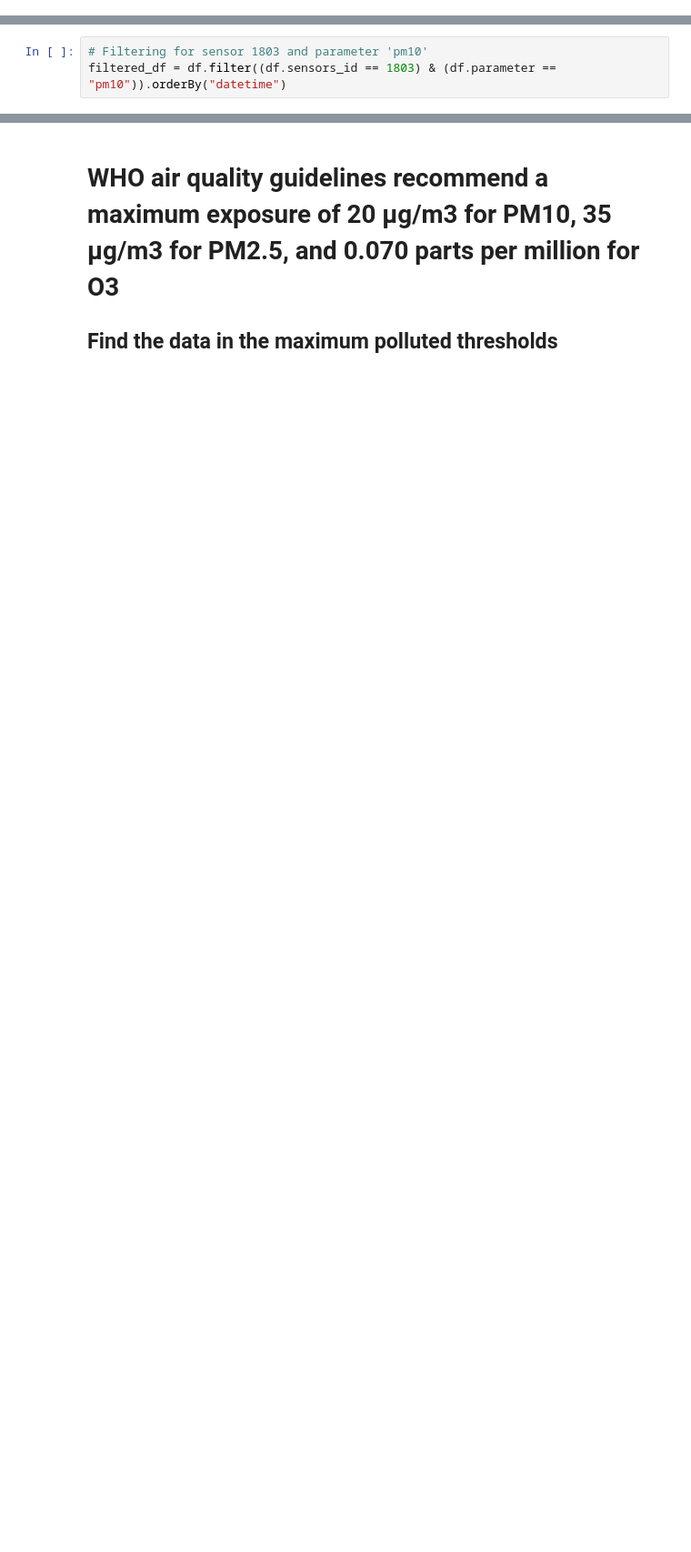
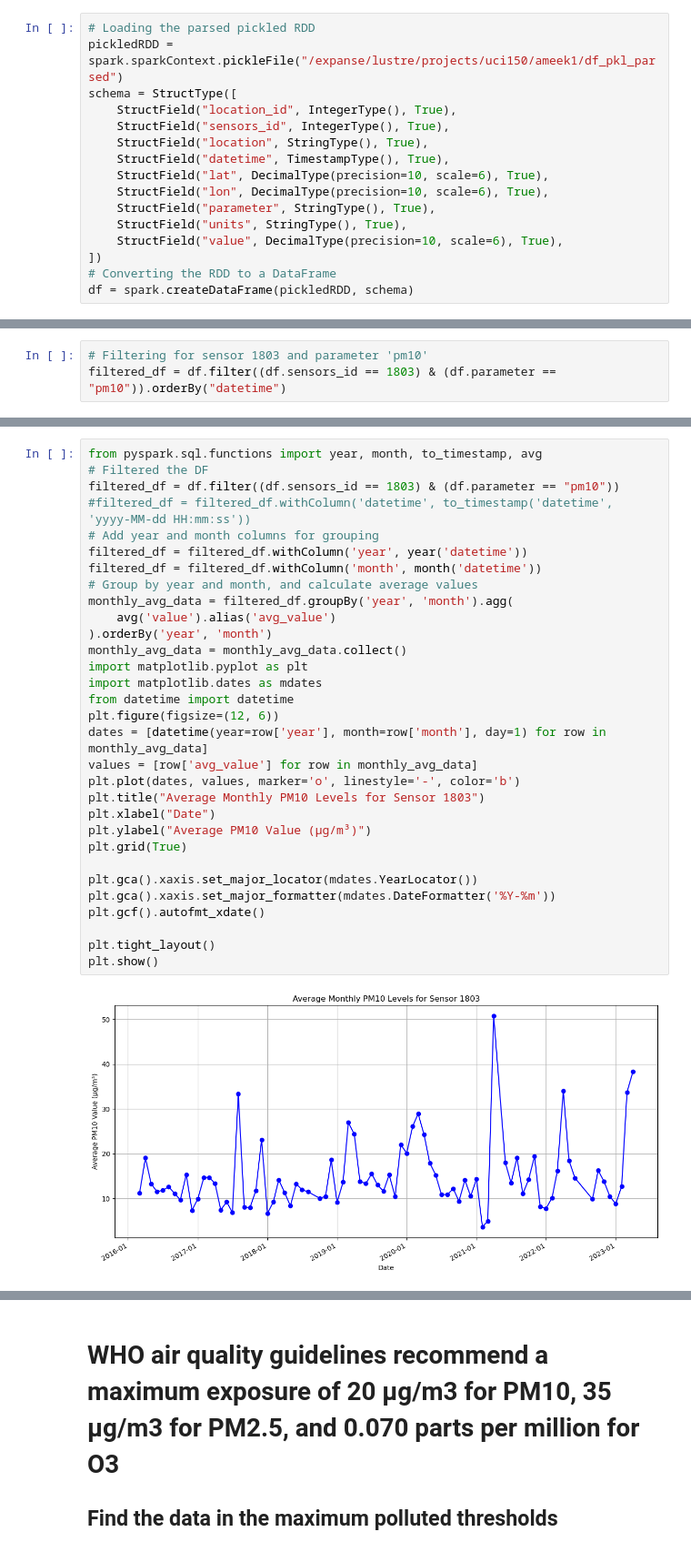
Before and after one commit to ameek12/232_Project, a Jupyter notebook: AirPollutionProject.ipynb, the cells around one changed output, grey strips where cells are left out. Shown: that part at 91% size. Drawn from its saved outputs; the diff is of its cells as text; blank space fills up the shorter version.

Commit message:
Adding my exploratory analysis ie created pickle files from data, parsed the data (nulls and outliers), and looked at the data using PySpark DataFrames and PySpark SQL

```diff
--- a/AirPollutionProject.ipynb
+++ b/AirPollutionProject.ipynb
@@ -80,0 +283,16 @@ df.filter(func.col("value") <= 0).count()
+# %%
+# Loading the parsed pickled RDD
+pickledRDD = spark.sparkContext.pickleFile("/expanse/lustre/projects/uci150/ameek1/df_pkl_parsed")
+schema = StructType([
+    StructField("location_id", IntegerType(), True),
+    StructField("sensors_id", IntegerType(), True),
+    StructField("location", StringType(), True),
+    StructField("datetime", TimestampType(), True),
+    StructField("lat", DecimalType(precision=10, scale=6), True),
+    StructField("lon", DecimalType(precision=10, scale=6), True),
+    StructField("parameter", StringType(), True),
+    StructField("units", StringType(), True),
+    StructField("value", DecimalType(precision=10, scale=6), True),
+])
+# Converting the RDD to a DataFrame
+df = spark.createDataFrame(pickledRDD, schema)
@@ -103,0 +328,33 @@ plt.show()
+# %%
+from pyspark.sql.functions import year, month, to_timestamp, avg
+# Filtered the DF
+filtered_df = df.filter((df.sensors_id == 1803) & (df.parameter == "pm10"))
+#filtered_df = filtered_df.withColumn('datetime', to_timestamp('datetime', 'yyyy-MM-dd HH:mm:ss'))
+# Add year and month columns for grouping
+filtered_df = filtered_df.withColumn('year', year('datetime'))
+filtered_df = filtered_df.withColumn('month', month('datetime'))
+# Group by year and month, and calculate average values
+monthly_avg_data = filtered_df.groupBy('year', 'month').agg(
+    avg('value').alias('avg_value')
+).orderBy('year', 'month')
+monthly_avg_data = monthly_avg_data.collect()
+import matplotlib.pyplot as plt
+import matplotlib.dates as mdates
+from datetime import datetime
+plt.figure(figsize=(12, 6))
+dates = [datetime(year=row['year'], month=row['month'], day=1) for row in monthly_avg_data]
+values = [row['avg_value'] for row in monthly_avg_data]
+plt.plot(dates, values, marker='o', linestyle='-', color='b')
+plt.title("Average Monthly PM10 Levels for Sensor 1803")
+plt.xlabel("Date")
+plt.ylabel("Average PM10 Value (µg/m³)")
+plt.grid(True)
+
+plt.gca().xaxis.set_major_locator(mdates.YearLocator())
+plt.gca().xaxis.set_major_formatter(mdates.DateFormatter('%Y-%m'))
+plt.gcf().autofmt_xdate()
+
+plt.tight_layout()
+plt.show()
+# %% [output]
+[figure, added]
```
Also changed, not shown: parts of 42 cells of this notebook, 1 other file.
